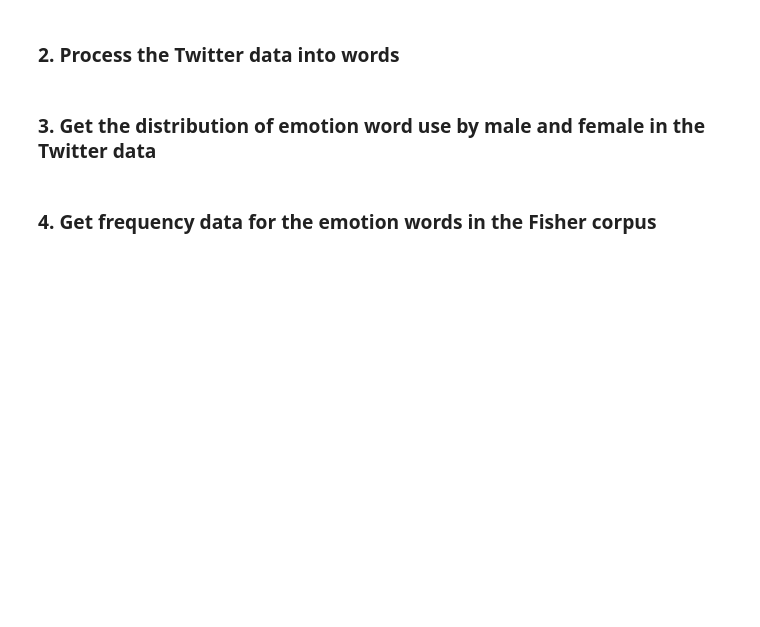
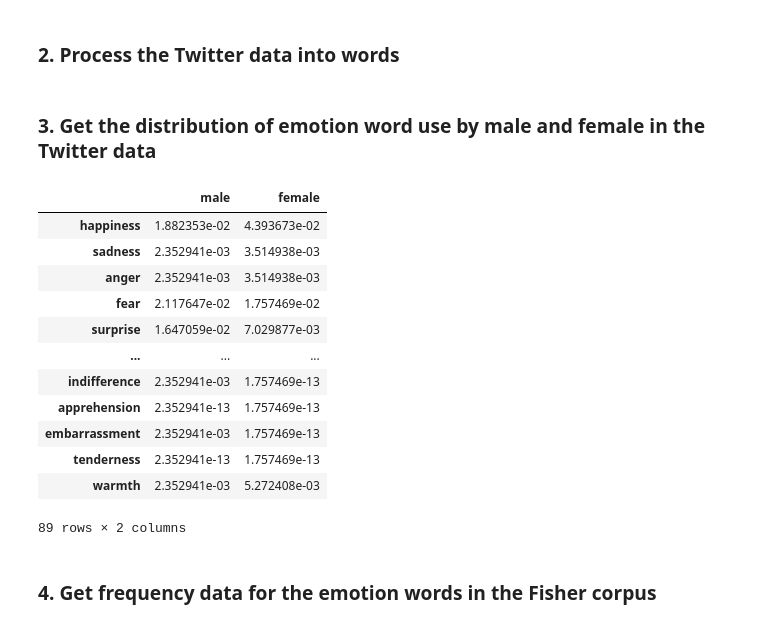
Before and after one commit to texturejc/information_theory_1, a Jupyter notebook: Information_Theory_1.ipynb, the cells around one changed output. Cells and saved outputs as stored; diff of their text form; code cells hidden in the pictures; blank space fills up the shorter version.

```diff
--- a/Information_Theory_1.ipynb
+++ b/Information_Theory_1.ipynb
@@ -607,6 +741,22 @@ twitter_emo = pd.DataFrame()
 twitter_emo.index = emotions
 twitter_emo['male'] = m_normalized
 twitter_emo['female'] = f_normalized
+# %%
+twitter_emo
+# %% [output]
+|  | male | female |
+| happiness | 1.882353e-02 | 4.393673e-02 |
+| sadness | 2.352941e-03 | 3.514938e-03 |
+| anger | 2.352941e-03 | 3.514938e-03 |
+| fear | 2.117647e-02 | 1.757469e-02 |
+| surprise | 1.647059e-02 | 7.029877e-03 |
+| ... | ... | ... |
+| indifference | 2.352941e-03 | 1.757469e-13 |
+| apprehension | 2.352941e-13 | 1.757469e-13 |
+| embarrassment | 2.352941e-03 | 1.757469e-13 |
+| tenderness | 2.352941e-13 | 1.757469e-13 |
+| warmth | 2.352941e-03 | 5.272408e-03 |
+89 rows × 2 columns
 # %% [markdown]
 ### 4. Get frequency data for the emotion words in the Fisher corpus
 # %%
```
Also changed, not shown: parts of 29 cells of this notebook, 3 other files.
